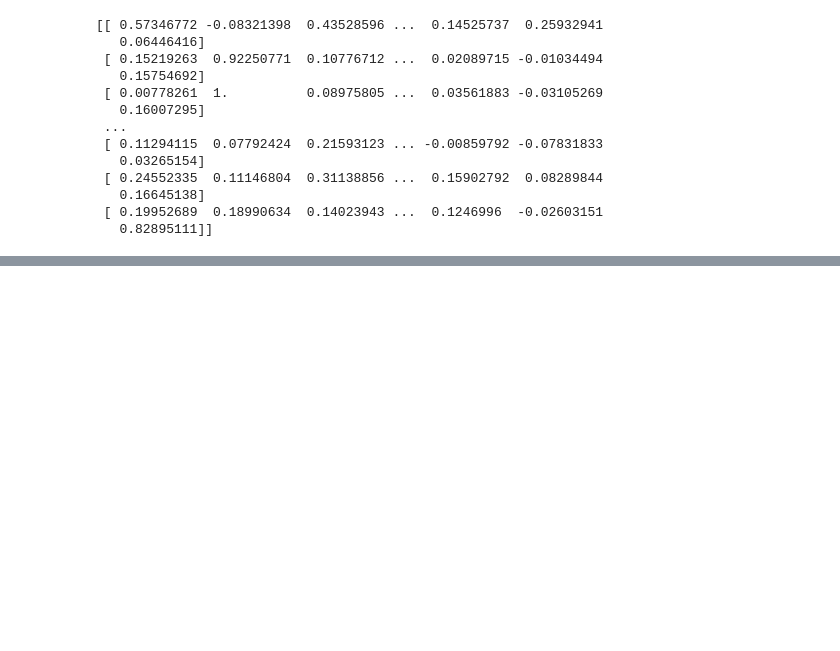
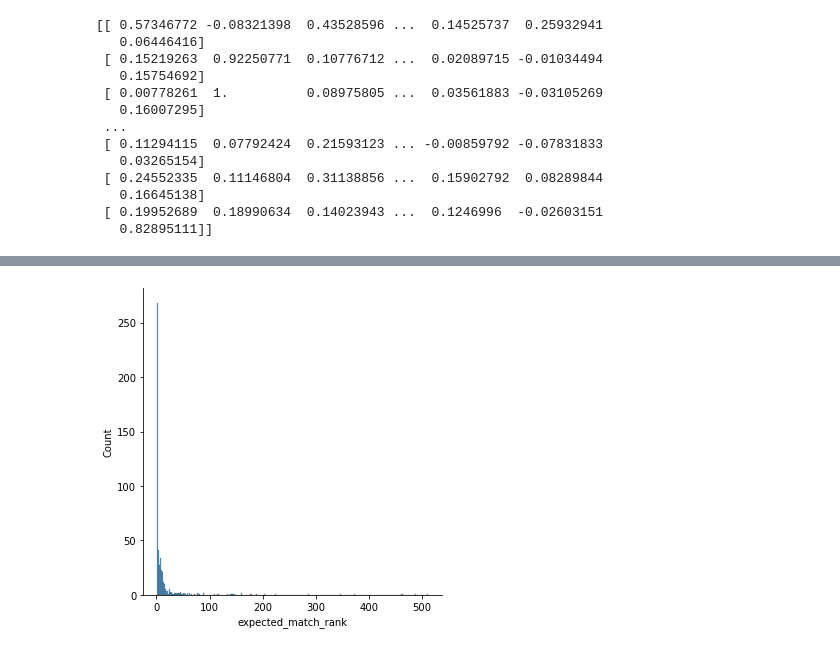
Before and after one commit to MRCIEU/epigraphdb_neural, a Jupyter notebook: processing/notebooks/benchmark-main.ipynb, the cells around one changed output, grey strips where cells are left out. Cells and saved outputs as stored; diff of their text form; code cells hidden in the pictures; blank space fills up the shorter version.

```diff
--- a/processing/notebooks/benchmark-main.ipynb
+++ b/processing/notebooks/benchmark-main.ipynb
@@ -290,0 +344,4 @@ print(similarity_arr)
+# %%
+s = gwas_to_efo[gwas_to_efo["parent_efo_name"] == "Cancer"]["expected_match_rank"]
+print(len(s))
+s.value_counts()
@@ -290,0 +362,4 @@ print(similarity_arr)
+# %%
+ax = sns.displot(s)
+# %% [output]
+[figure, added]
```
Also changed, not shown: parts of 11 cells of this notebook.
